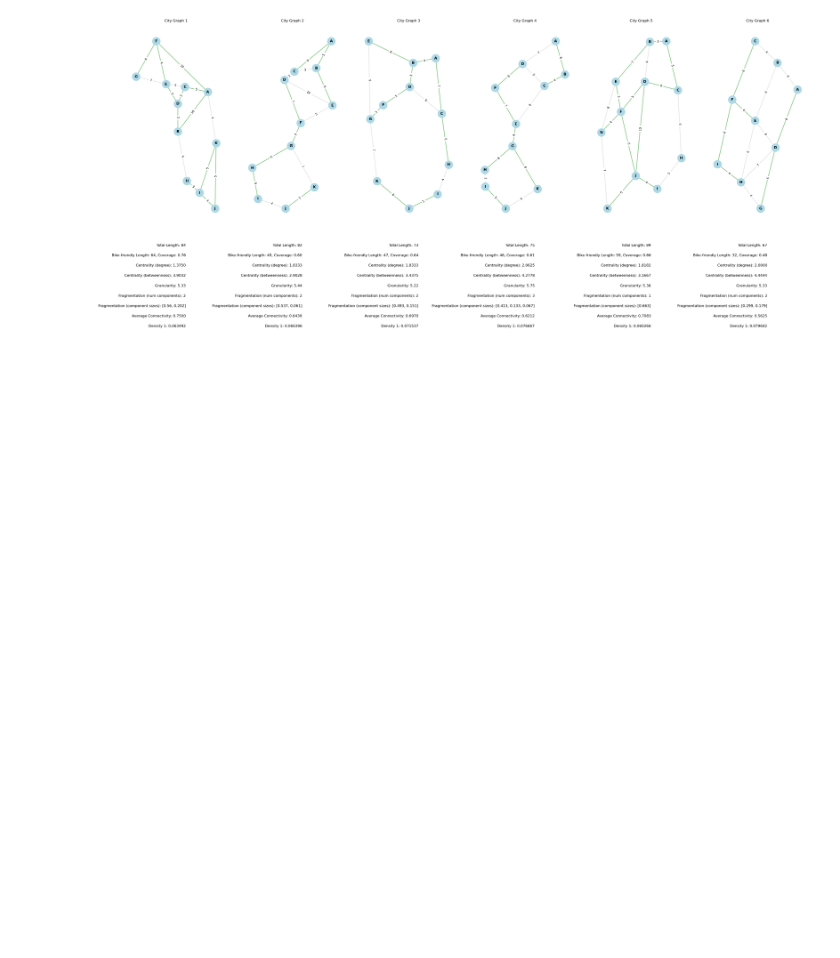
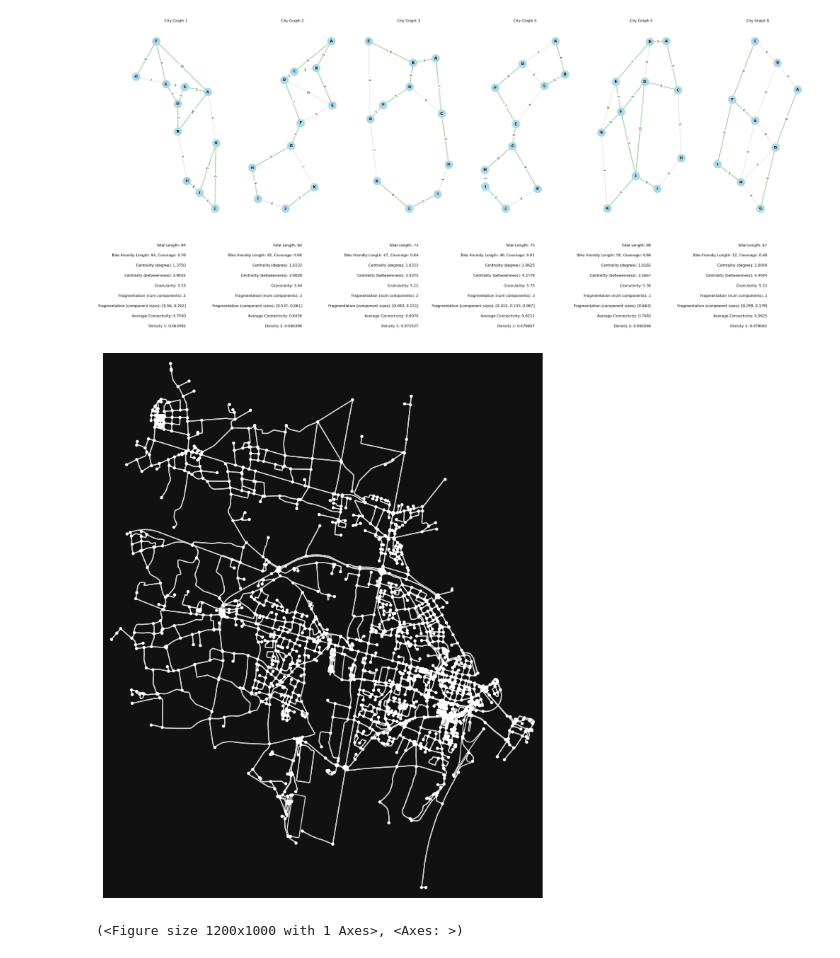
Before and after one commit to tim-lemm/code_these, a Jupyter notebook: notebooks/indicators.ipynb, the cells around one changed output. Saved outputs shown, nothing was run; the diff lists cells and outputs as text; code cells hidden in the pictures; blank space fills up the shorter version.

Commit message:
fix bug on real network import and indicators processing

```diff
--- a/notebooks/indicators.ipynb
+++ b/notebooks/indicators.ipynb
@@ -220,3 +240,10 @@ for i in range(1,7):
     ax[i-1].text(0.6, -0.50, f"Density 1: {network_density_1(G):.6f}", size=12, ha="right", transform=ax[i-1].transAxes)
 # %% [output]
 [figure]
+# %%
+graph_belleville = ox.graph_from_place("Belleville en Beaujolais, France", network_type='all')
+# %%
+ox.plot_graph(graph_belleville, node_size=10, edge_color='lightgray', figsize=(12, 10))
+# %% [output]
+[figure, added]
+(<Figure size 1200x1000 with 1 Axes>, <Axes: >)
```
Also changed, not shown: parts of 10 cells of this notebook.
